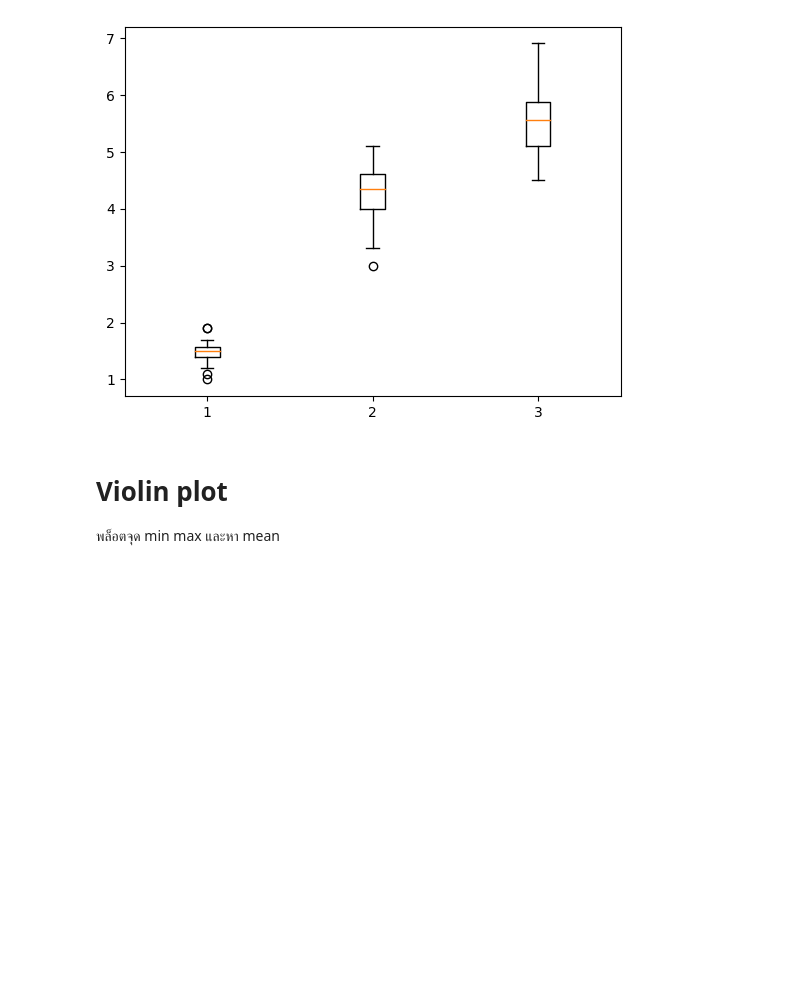
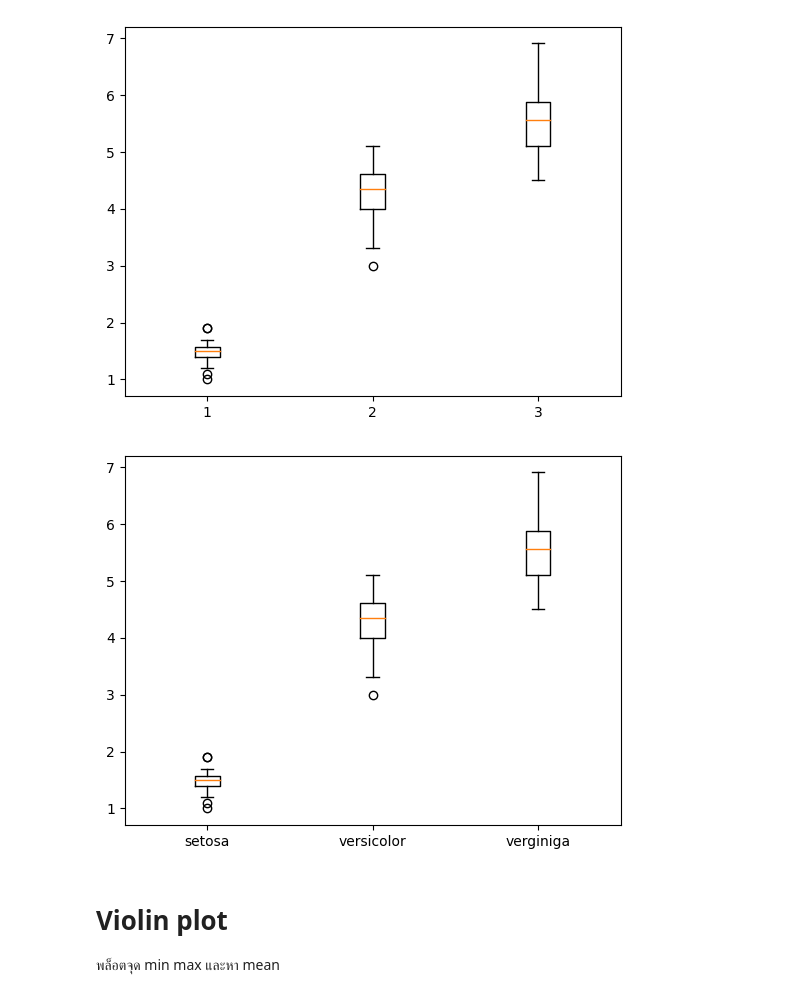
Before and after one commit to Tonry12/python_dataviz2023, a Jupyter notebook: DataViz02_Data_Distribution_.ipynb, the cells around one changed output. Cells and saved outputs as stored; diff of their text form; code cells hidden in the pictures; blank space fills up the shorter version.

```diff
--- a/DataViz02_Data_Distribution_.ipynb
+++ b/DataViz02_Data_Distribution_.ipynb
@@ -414,6 +414,13 @@ plt.boxplot(df['PetalLength'][50:100],positions = [2] )
 plt.boxplot(df['PetalLength'][100:150],positions = [3] );
 # %% [output]
 [figure]
+# %%
+#เราสามารถกำหนด lable เพื่อบอกชื่อของชนิดแต่ละชนิดในกราฟเดียวกันได้
+plt.boxplot(df['PetalLength'][:50],positions = [1], labels = ['setosa'])
+plt.boxplot(df['PetalLength'][50:100],positions = [2], labels = ['versicolor'])
+plt.boxplot(df['PetalLength'][100:150],positions = [3], labels = ['verginiga']);
+# %% [output]
+[figure, added]
 # %% [markdown]
 # Violin plot
 พล็อตจุด min max และหา mean
```
